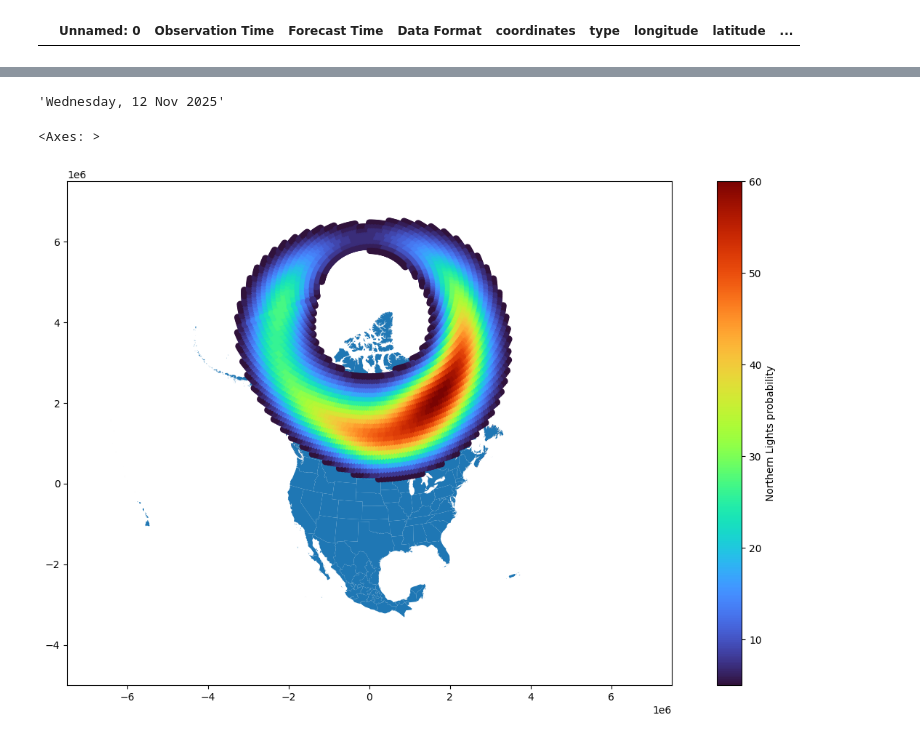
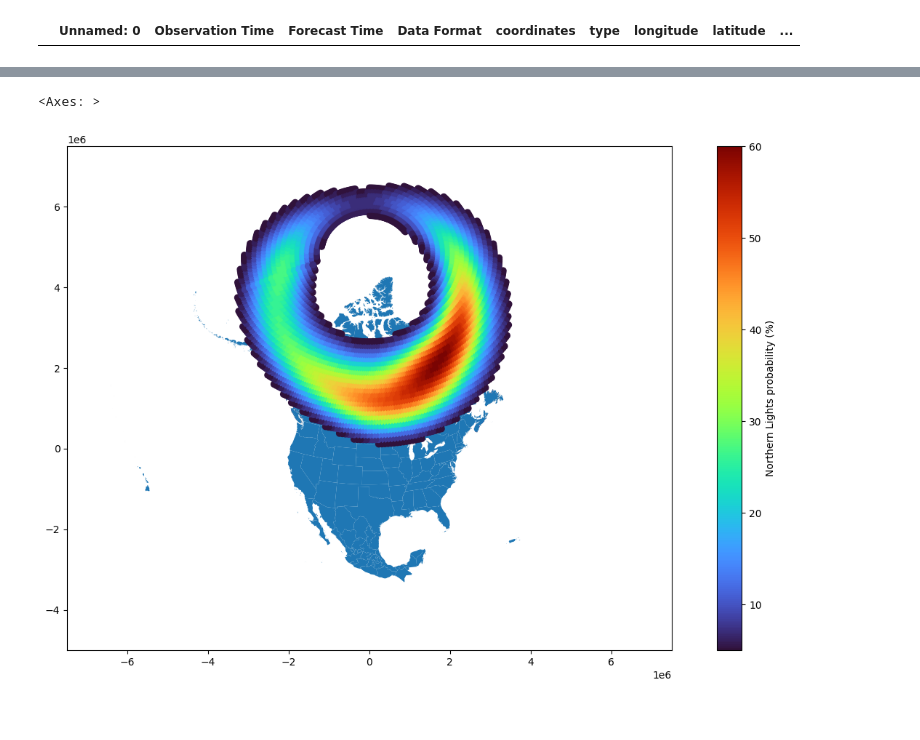
Before and after one commit to srujan964/ruc-gis, a Jupyter notebook: gis-ps4.ipynb, the cells around one changed output, grey strips where cells are left out. Drawn from its saved outputs; the diff is of its cells as text; code cells hidden in the pictures.

```diff
--- a/gis-ps4.ipynb
+++ b/gis-ps4.ipynb
@@ -313,23 +239,26 @@ peak_date = '2025-11-12'
 current_date = datetime.date.today()
 
 display_date = datetime.datetime.strptime(peak_date, '%Y-%m-%d').strftime('%A, %d %b %Y') if USE_PEAK_DATA else current_date.strftime('%a %d %b %Y')
-display_date
-# %% [output]
-'Wednesday, 12 Nov 2025'
 # %%
 fig, ax = plt.subplots(1, figsize=(16,9))
 
 # Limit the axes, which are no longer in lat-long coordinates but in metres.
 ax.set_xlim([-0.75e7, 0.75e7])
 ax.set_ylim([-0.50e7, 0.75e7])
 na_gdf.plot(ax=ax)
 
+# the Turbo colormap works well to show intensity
 turbo_cmap = mpl.cm.turbo
+
+# For all the 0 value rows, set their transparency to full,
+# otherwise they get the dark blue color mapping. Requires vmin setting below.
 turbo_cmap.set_under(color='k', alpha=.0)
 
+# vmin=1 ensures that 0 value rows fall under the cmap ranges an
 aurora_points_lambert.plot(ax=ax, cmap=turbo_cmap, column='aurora',
-                           vmin=5, legend=True,
+                           vmin=5, legend=True, k=15,
+                           label=f'Northern Lights on {display_date}',
                            legend_kwds={'ax':ax, 'label':'Northern Lights probability (%)'})
 # %% [output]
 <Axes: >
-[figure, old version]
+[figure, new version]
```
Also changed, not shown: parts of 23 cells of this notebook.
